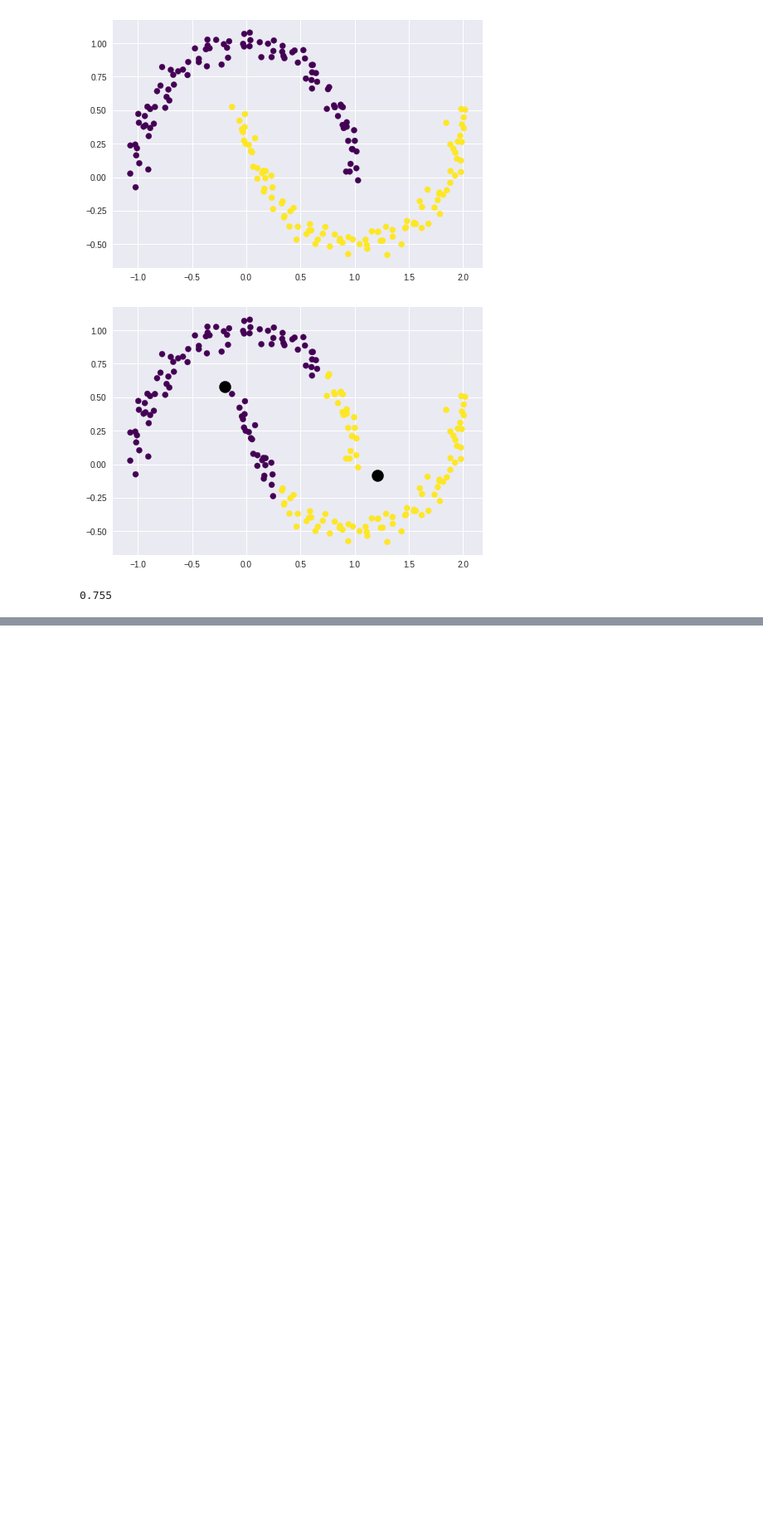
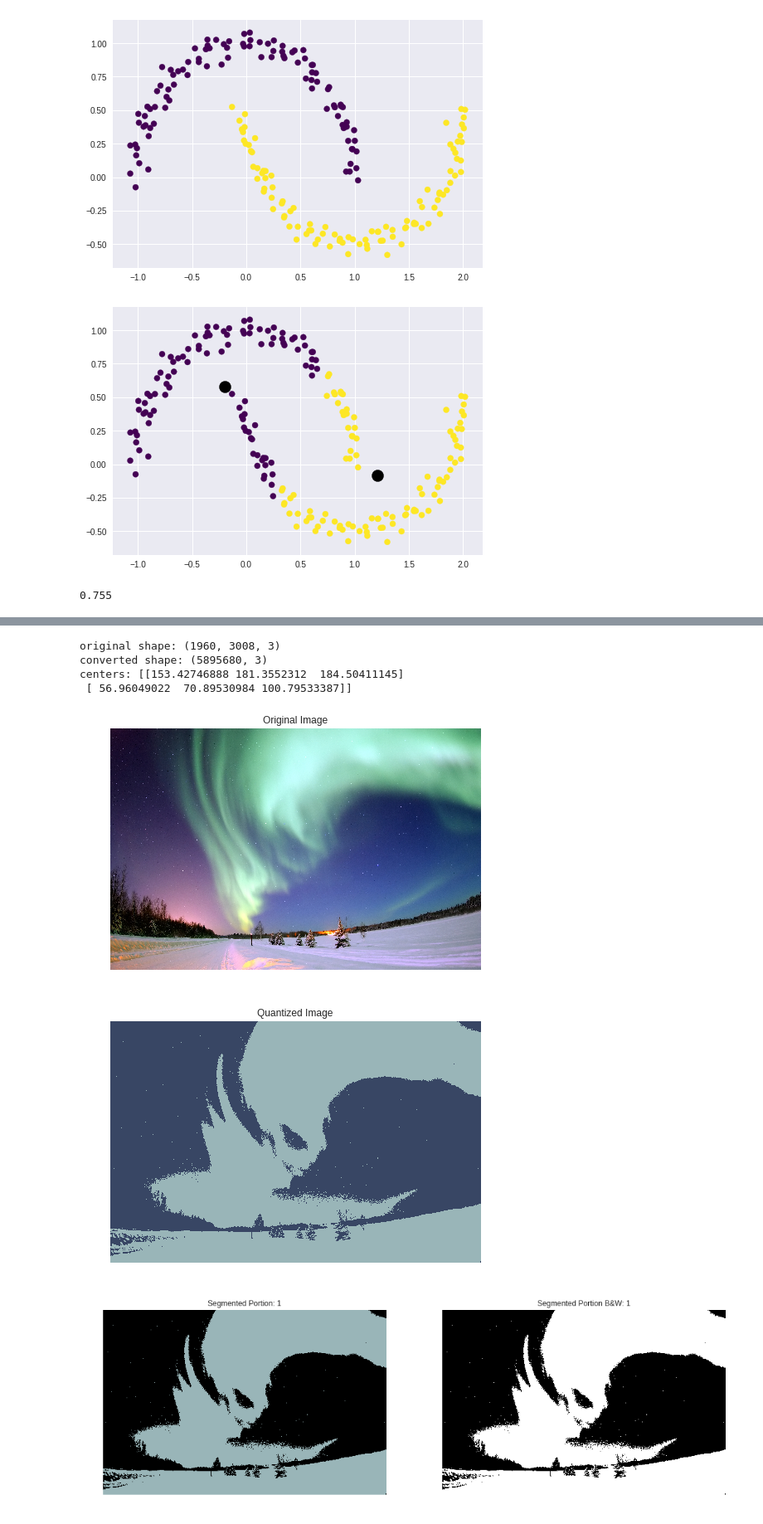
Before and after one commit to anr007/Image-Segmentation, a Jupyter notebook: Color_Quantization.ipynb, the cells around one changed output, grey strips where cells are left out. Shown at 83% size. Drawn from its saved outputs; the diff is of its cells as text; code cells hidden in the pictures; blank space fills up the shorter version.

```diff
--- a/Color_Quantization.ipynb
+++ b/Color_Quantization.ipynb
@@ -244,0 +231,12 @@ centers: [[219.69010001 240.10615653 245.67652078]
+# %%
+url = 'https://upload.wikimedia.org/wikipedia/commons/a/aa/Polarlicht_2.jpg'
+clusters = 2
+kmeans_seg_image,kmeans_centers = kmeans_seg(cluster_count=clusters,image_url=url,init_centers=None)
+# %% [output]
+original shape: (1960, 3008, 3)
+converted shape: (5895680, 3)
+centers: [[153.42746888 181.3552312  184.50411145]
+ [ 56.96049022  70.89530984 100.79533387]]
+[figure, added]
+[figure, added]
+[figure, added]
```
Also changed, not shown: parts of 8 cells of this notebook.
